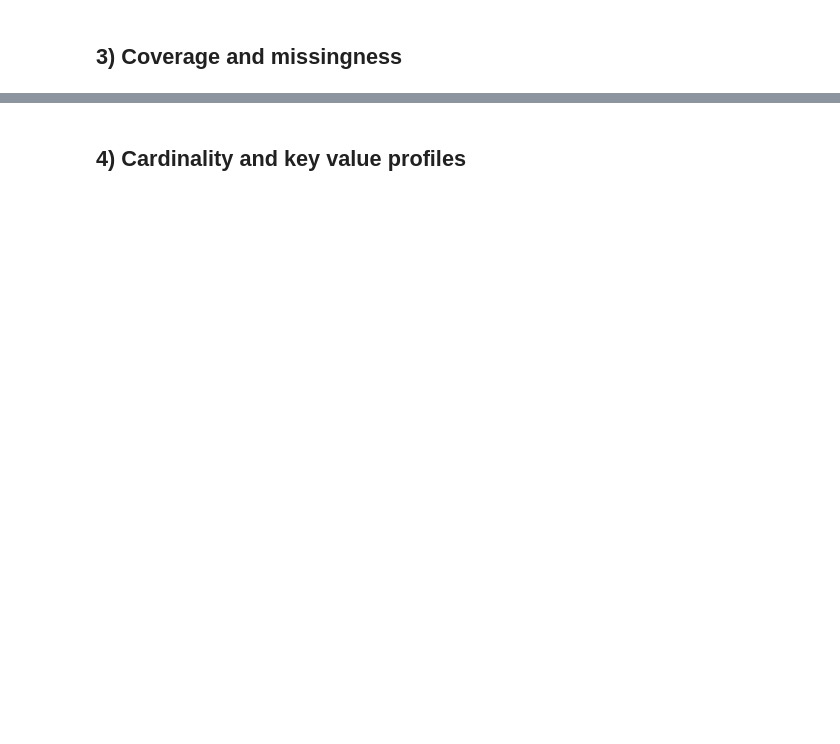
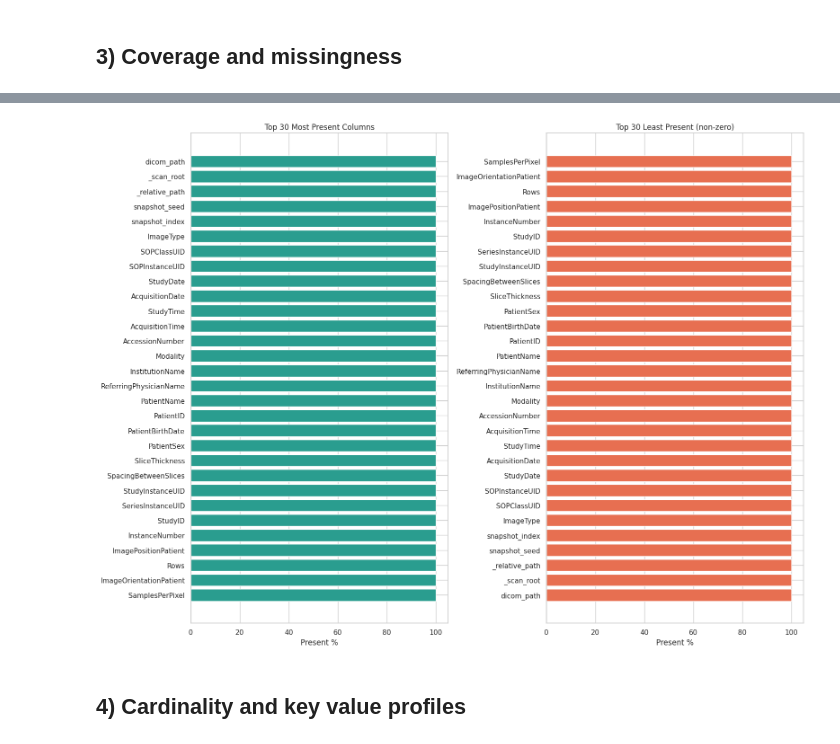
Before and after one commit to dmandache/IMPERANDI, a Jupyter notebook: dashboards/dicom_tags_snapshot_analysis.ipynb, the cells around one changed output, grey strips where cells are left out. Drawn from its saved outputs; the diff is of its cells as text; code cells hidden in the pictures; blank space fills up the shorter version.

```diff
--- a/dashboards/dicom_tags_snapshot_analysis.ipynb
+++ b/dashboards/dicom_tags_snapshot_analysis.ipynb
@@ -88,7 +97,6 @@ display(df.head(3))
 # %%
 def to_numeric_safe(series: pd.Series) -> pd.Series:
     return pd.to_numeric(series, errors="coerce")
-
 
 def parse_pixel_spacing(value):
     if value is None or (isinstance(value, float) and np.isnan(value)):
@@ -125,15 +133,7 @@ def parse_pixel_spacing(value):
 
     return (np.nan, np.nan)
 
-
-for col in [
-    "Rows",
-    "Columns",
-    "SliceThickness",
-    "SpacingBetweenSlices",
-    "RescaleSlope",
-    "RescaleIntercept",
-]:
+for col in ["Rows", "Columns", "SliceThickness", "SpacingBetweenSlices", "RescaleSlope", "RescaleIntercept"]:
     if col in df.columns:
         df[col + "_num"] = to_numeric_safe(df[col])
 
@@ -148,12 +166,10 @@ display(dtype_df.sort_values(["dtype", "column"]).head(120))
 # %% [markdown]
 ## 3) Coverage and missingness
 # %%
-coverage = pd.DataFrame(
-    {
-        "column": df.columns,
-        "present_count": [df[c].notna().sum() for c in df.columns],
-    }
-)
+coverage = pd.DataFrame({
+    "column": df.columns,
+    "present_count": [df[c].notna().sum() for c in df.columns],
+})
 coverage["missing_count"] = len(df) - coverage["present_count"]
 coverage["present_pct"] = 100.0 * coverage["present_count"] / max(len(df), 1)
 coverage = coverage.sort_values("present_pct", ascending=False).reset_index(drop=True)
@@ -166,24 +203,20 @@ display(low_coverage.head(50))
 # %%
 top_present = coverage.head(30).iloc[::-1]
-top_least_nonzero = (
-    coverage[(coverage["present_count"] > 0)]
-    .sort_values("present_pct", ascending=True)
-    .head(30)
-)
+top_least_nonzero = coverage[(coverage["present_count"] > 0)].sort_values("present_pct", ascending=True).head(30)
 
 fig, axes = plt.subplots(1, 2, figsize=(16, 12))
 axes[0].barh(top_present["column"], top_present["present_pct"], color="#2a9d8f")
 axes[0].set_title("Top 30 Most Present Columns")
 axes[0].set_xlabel("Present %")
 
-axes[1].barh(
-    top_least_nonzero["column"], top_least_nonzero["present_pct"], color="#e76f51"
-)
+axes[1].barh(top_least_nonzero["column"], top_least_nonzero["present_pct"], color="#e76f51")
 axes[1].set_title("Top 30 Least Present (non-zero)")
 axes[1].set_xlabel("Present %")
 
 plt.tight_layout()
 plt.show()
+# %% [output]
+[figure, added]
 # %% [markdown]
 ## 4) Cardinality and key value profiles
 # %%
```
Also changed, not shown: parts of 12 cells of this notebook, 1 other file.
